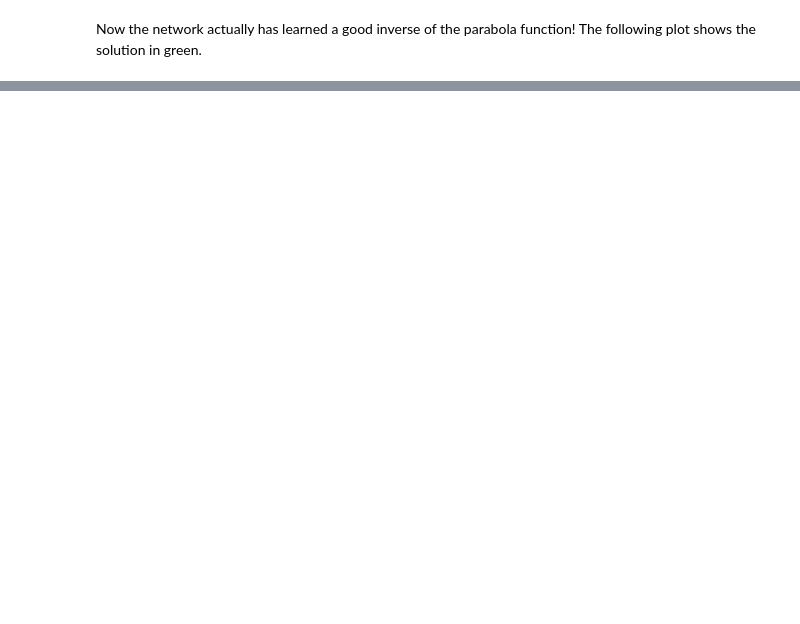
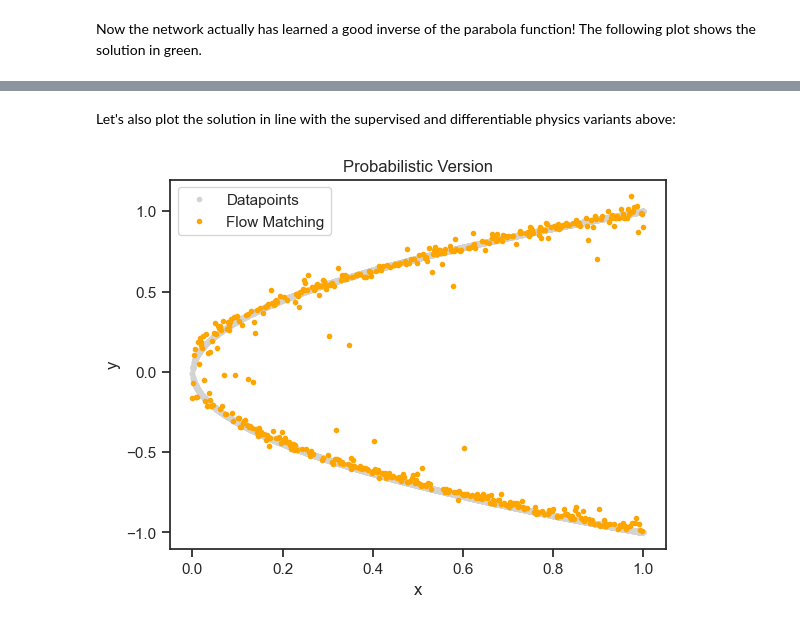
Before and after one commit to tum-pbs/pbdl-book, a Jupyter notebook: intro-teaser.ipynb, the cells around one changed output, grey strips where cells are left out. Saved outputs shown, nothing was run; the diff lists cells and outputs as text; code cells hidden in the pictures; blank space fills up the shorter version.

```diff
--- a/intro-teaser.ipynb
+++ b/intro-teaser.ipynb
@@ -200,0 +246,15 @@ For the simple DP example above:
+# %%
+class VelocityNet(nn.Module):
+    def __init__(self, hidden_dim, in_dim=2, time_dim=1, out_dim=2):
+        super().__init__()
+        self.net = nn.Sequential(
+            nn.Linear(in_dim + time_dim, hidden_dim),
+            nn.ReLU(),
+            nn.Linear(hidden_dim, hidden_dim),
+            nn.ReLU(),
+            nn.Linear(hidden_dim, out_dim)
+        )
+
+    def forward(self, x, t):
+        xt = torch.cat([x, t], dim=1)
+        return self.net(xt)
@@ -200,0 +360,13 @@ For the simple DP example above:
+# %% [markdown]
+Let's also plot the solution in line with the supervised and differentiable physics variants above:
+# %%
+# Results
+plt.plot(X,Y,'.',label='Datapoints', color="lightgray")
+plt.plot(trajectory[-1][:,0].detach(),trajectory[-1][:,1].detach(),'.',label='Flow Matching', color="orange")
+plt.xlabel('x')
+plt.ylabel('y')
+plt.title('Probabilistic Version')
+plt.legend()
+plt.show()
+# %% [output]
+[figure, added]
```
Also changed, not shown: parts of 30 cells of this notebook, 4 other files.
